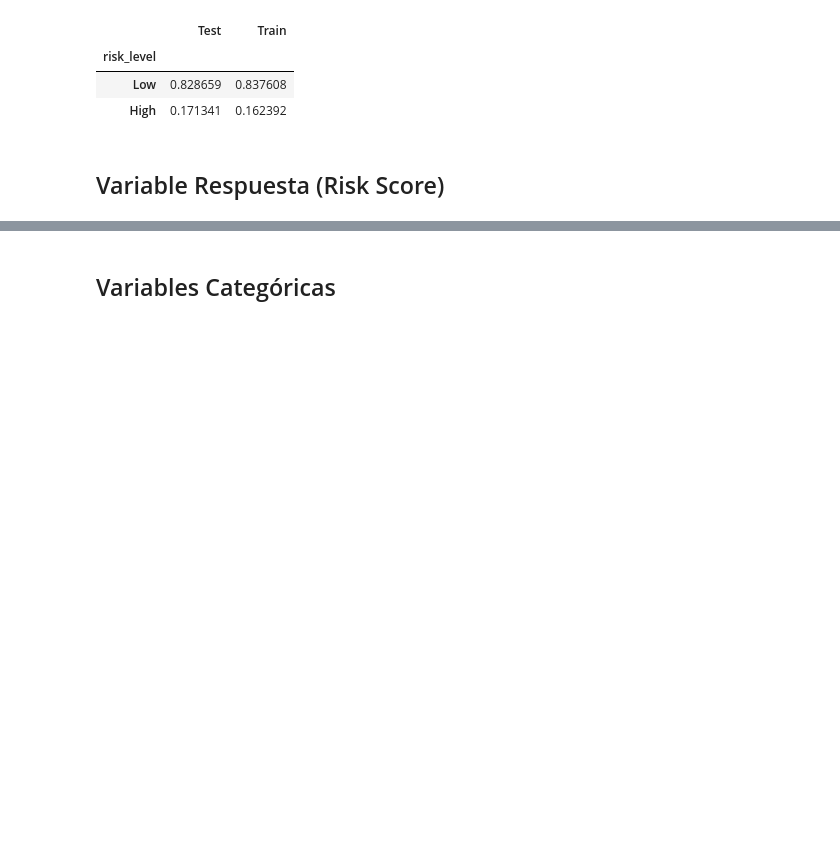
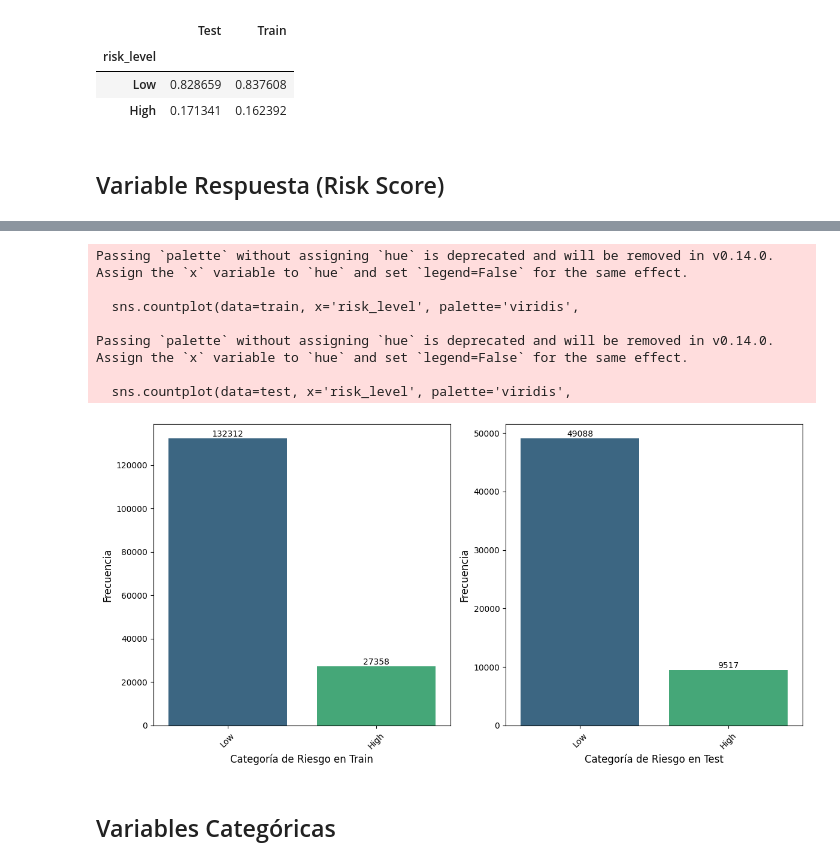
Before and after one commit to dnunez29/Trabajo-Final-Graduacion, a Jupyter notebook: Scripts/TFM_DanielNunez_ModeloGeoespacial.ipynb, the cells around one changed output, grey strips where cells are left out. Cells and saved outputs as stored; diff of their text form; code cells hidden in the pictures; blank space fills up the shorter version.

```diff
--- a/Scripts/TFM_DanielNunez_ModeloGeoespacial.ipynb
+++ b/Scripts/TFM_DanielNunez_ModeloGeoespacial.ipynb
@@ -756,20 +842,43 @@ sns.regplot(
-# %%
-plt.figure(figsize=(10, 6))
-sns.countplot(data=train, x='risk_level', palette='viridis',
-              order=train['risk_level'].value_counts().index)
-plt.xlabel('Categoría de Riesgo', fontsize=12)
-plt.ylabel('Frecuencia', fontsize=12)
-plt.xticks(rotation=45)
-
-# Añadir valores encima de cada barra
-ax = plt.gca()
-for p in ax.patches:
-    ax.annotate(f'{int(p.get_height())}',
-                (p.get_x() + p.get_width()/2., p.get_height()),
-                ha='center', va='bottom', fontsize=10)
-
-plt.tight_layout()
-plt.show()
+# %%
+fig, (ax1, ax2) = plt.subplots(1, 2, figsize=(12, 6))
+
+# Gráfico 1
+sns.countplot(data=train, x='risk_level', palette='viridis',
+              order=train['risk_level'].value_counts(normalize=True).index, ax=ax1)
+ax1.set_xlabel('Categoría de Riesgo en Train', fontsize=12)
+ax1.set_ylabel('Frecuencia', fontsize=12)
+ax1.tick_params(axis='x', rotation=45)
+
+# Añadir valores encima de cada barra - Gráfico 1
+for p in ax1.patches:
+    ax1.annotate(f'{int(p.get_height())}',
+                (p.get_x() + p.get_width()/2., p.get_height()),
+                ha='center', va='bottom', fontsize=10)
+
+# Gráfico 2 (idéntico)
+sns.countplot(data=test, x='risk_level', palette='viridis',
+              order=test['risk_level'].value_counts(normalize=True).index, ax=ax2)
+ax2.set_xlabel('Categoría de Riesgo en Test', fontsize=12)
+ax2.set_ylabel('Frecuencia', fontsize=12)
+ax2.tick_params(axis='x', rotation=45)
+
+# Añadir valores encima de cada barra - Gráfico 2
+for p in ax2.patches:
+    ax2.annotate(f'{int(p.get_height())}',
+                (p.get_x() + p.get_width()/2., p.get_height()),
+                ha='center', va='bottom', fontsize=10)
+
+plt.tight_layout()
+plt.show()
+# %% [output]
+Passing `palette` without assigning `hue` is deprecated and will be removed in v0.14.0. Assign the `x` variable to `hue` and set `legend=False` for the same effect.
+
+  sns.countplot(data=train, x='risk_level', palette='viridis',
+
+Passing `palette` without assigning `hue` is deprecated and will be removed in v0.14.0. Assign the `x` variable to `hue` and set `legend=False` for the same effect.
+
+  sns.countplot(data=test, x='risk_level', palette='viridis',
+[figure, added]
 # %% [markdown]
 ## Variables Categóricas
 # %%
```
Also changed, not shown: parts of 43 cells of this notebook, 23 other files.
